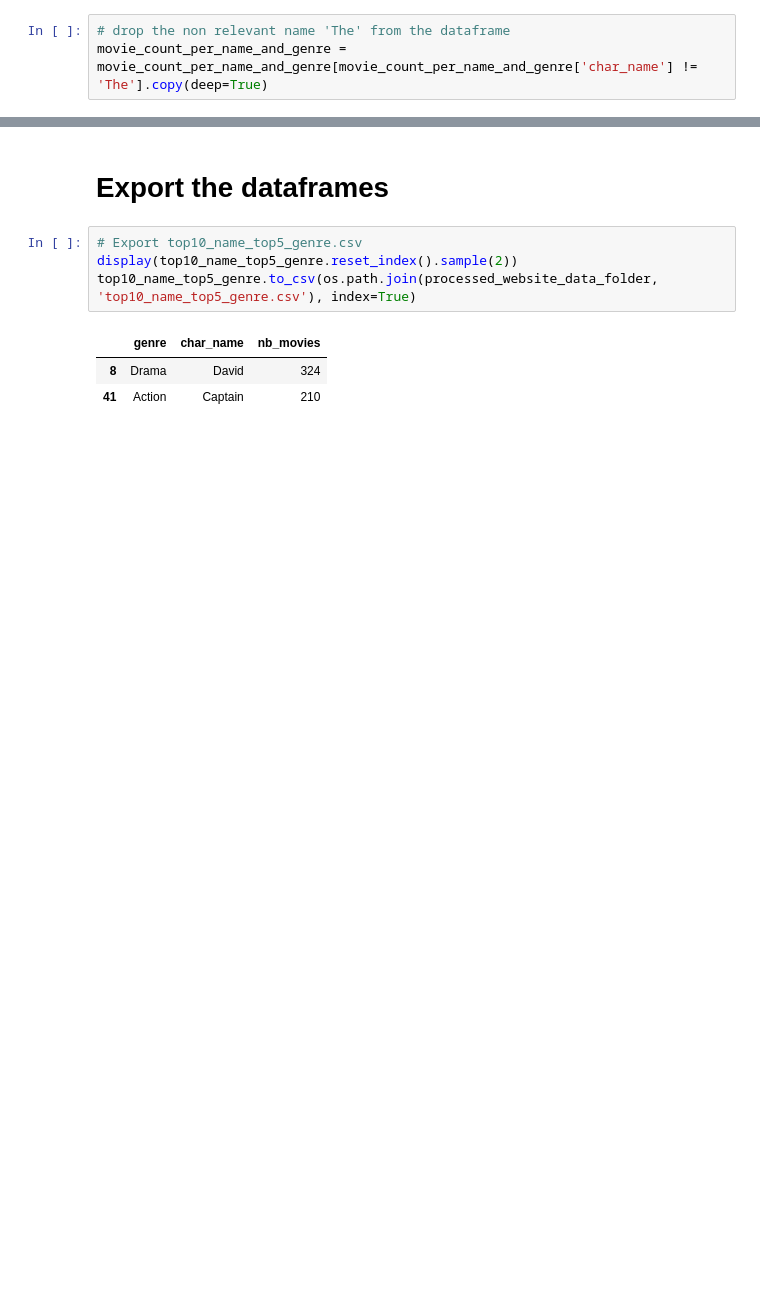
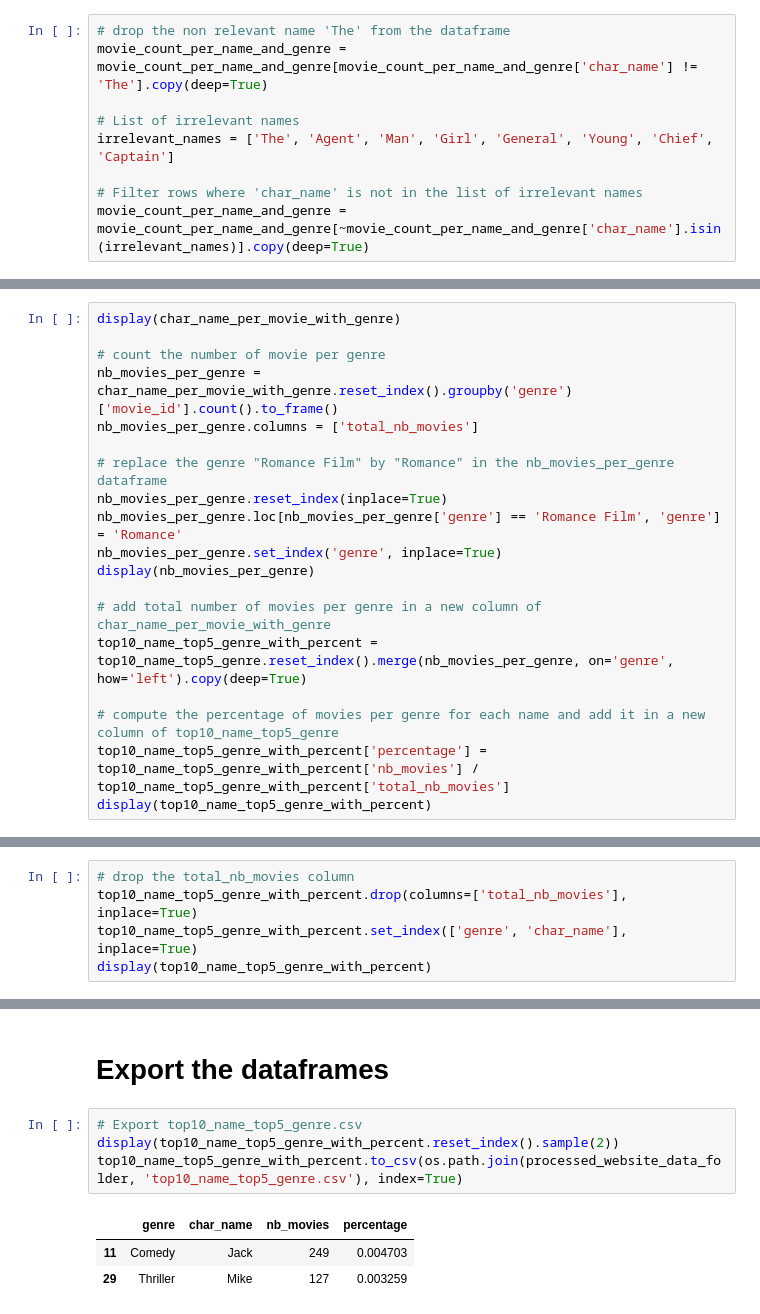
Before and after one commit to epfl-ada/ada-2023-project-abadakor, a Jupyter notebook: data/get_data_for_discovery.ipynb, the cells around one changed output, grey strips where cells are left out. Saved outputs shown, nothing was run; the diff lists cells and outputs as text; blank space fills up the shorter version.

```diff
--- a/data/get_data_for_discovery.ipynb
+++ b/data/get_data_for_discovery.ipynb
@@ -93,6 +93,12 @@ Length of movie_count_per_name_and_genre : 254789
 # %%
 # drop the non relevant name 'The' from the dataframe
 movie_count_per_name_and_genre = movie_count_per_name_and_genre[movie_count_per_name_and_genre['char_name'] != 'The'].copy(deep=True)
+
+# List of irrelevant names
+irrelevant_names = ['The', 'Agent', 'Man', 'Girl', 'General', 'Young', 'Chief', 'Captain']
+
+# Filter rows where 'char_name' is not in the list of irrelevant names
+movie_count_per_name_and_genre = movie_count_per_name_and_genre[~movie_count_per_name_and_genre['char_name'].isin(irrelevant_names)].copy(deep=True)
 # %%
 # For each genre, keep only the 10 names with the most counts
 movie_count_per_name_and_genre.reset_index(inplace=True)
@@ -152,0 +161,19 @@ display(top10_name_top5_genre.sample(2))
+# %%
+display(char_name_per_movie_with_genre)
+
+# count the number of movie per genre
+nb_movies_per_genre = char_name_per_movie_with_genre.reset_index().groupby('genre')['movie_id'].count().to_frame()
+nb_movies_per_genre.columns = ['total_nb_movies']
+
+# replace the genre "Romance Film" by "Romance" in the nb_movies_per_genre dataframe
+nb_movies_per_genre.reset_index(inplace=True)
+nb_movies_per_genre.loc[nb_movies_per_genre['genre'] == 'Romance Film', 'genre'] = 'Romance'
+nb_movies_per_genre.set_index('genre', inplace=True)
+display(nb_movies_per_genre)
+
+# add total number of movies per genre in a new column of char_name_per_movie_with_genre
+top10_name_top5_genre_with_percent = top10_name_top5_genre.reset_index().merge(nb_movies_per_genre, on='genre', how='left').copy(deep=True)
+
+# compute the percentage of movies per genre for each name and add it in a new column of top10_name_top5_genre
+top10_name_top5_genre_with_percent['percentage'] = top10_name_top5_genre_with_percent['nb_movies'] / top10_name_top5_genre_with_percent['total_nb_movies']
+display(top10_name_top5_genre_with_percent)
@@ -152,0 +225,5 @@ display(top10_name_top5_genre.sample(2))
+# %%
+# drop the total_nb_movies column
+top10_name_top5_genre_with_percent.drop(columns=['total_nb_movies'], inplace=True)
+top10_name_top5_genre_with_percent.set_index(['genre', 'char_name'], inplace=True)
+display(top10_name_top5_genre_with_percent)
@@ -154,9 +269,9 @@ display(top10_name_top5_genre.sample(2))
 # Export the dataframes
 # %%
 # Export top10_name_top5_genre.csv
-display(top10_name_top5_genre.reset_index().sample(2))
-top10_name_top5_genre.to_csv(os.path.join(processed_website_data_folder, 'top10_name_top5_genre.csv'), index=True)
+display(top10_name_top5_genre_with_percent.reset_index().sample(2))
+top10_name_top5_genre_with_percent.to_csv(os.path.join(processed_website_data_folder, 'top10_name_top5_genre.csv'), index=True)
 # %% [output]
-|  | genre | char_name | nb_movies |
-| 8 | Drama | David | 324 |
-| 41 | Action | Captain | 210 |
+|  | genre | char_name | nb_movies | percentage |
+| 11 | Comedy | Jack | 249 | 0.004703 |
+| 29 | Thriller | Mike | 127 | 0.003259 |
```
Also changed, not shown: parts of 12 cells of this notebook, 1 other file.
